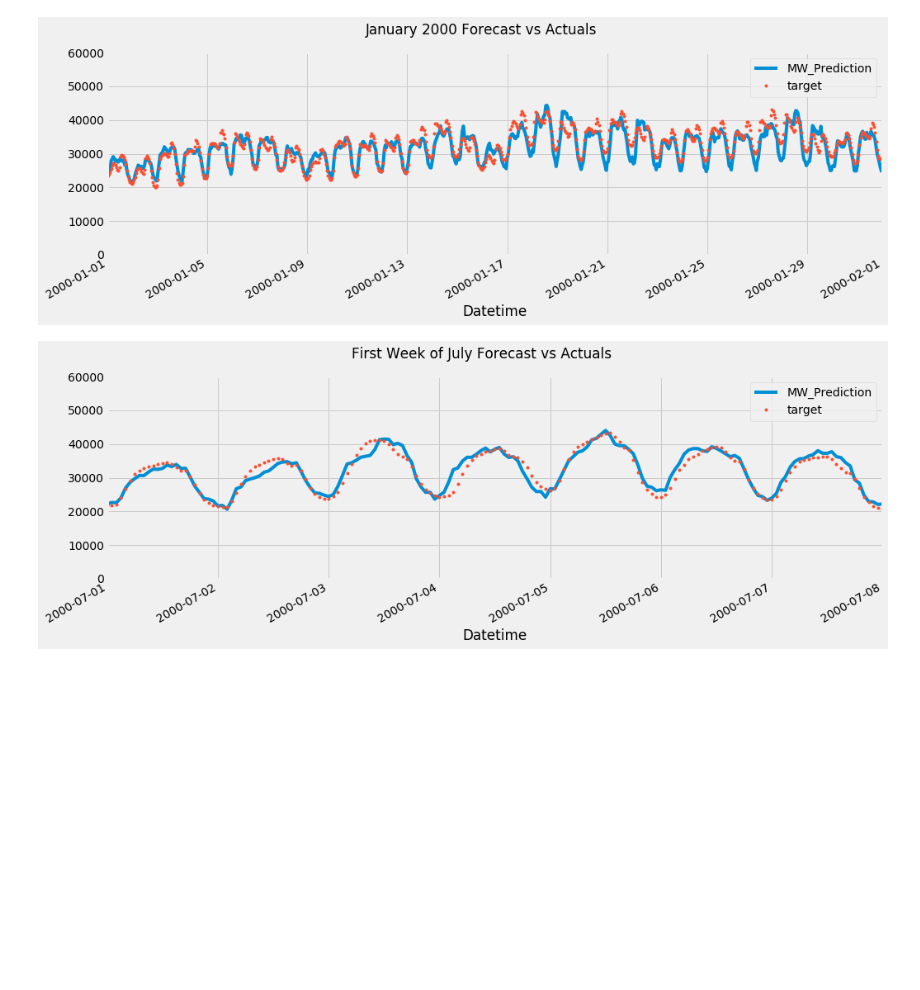
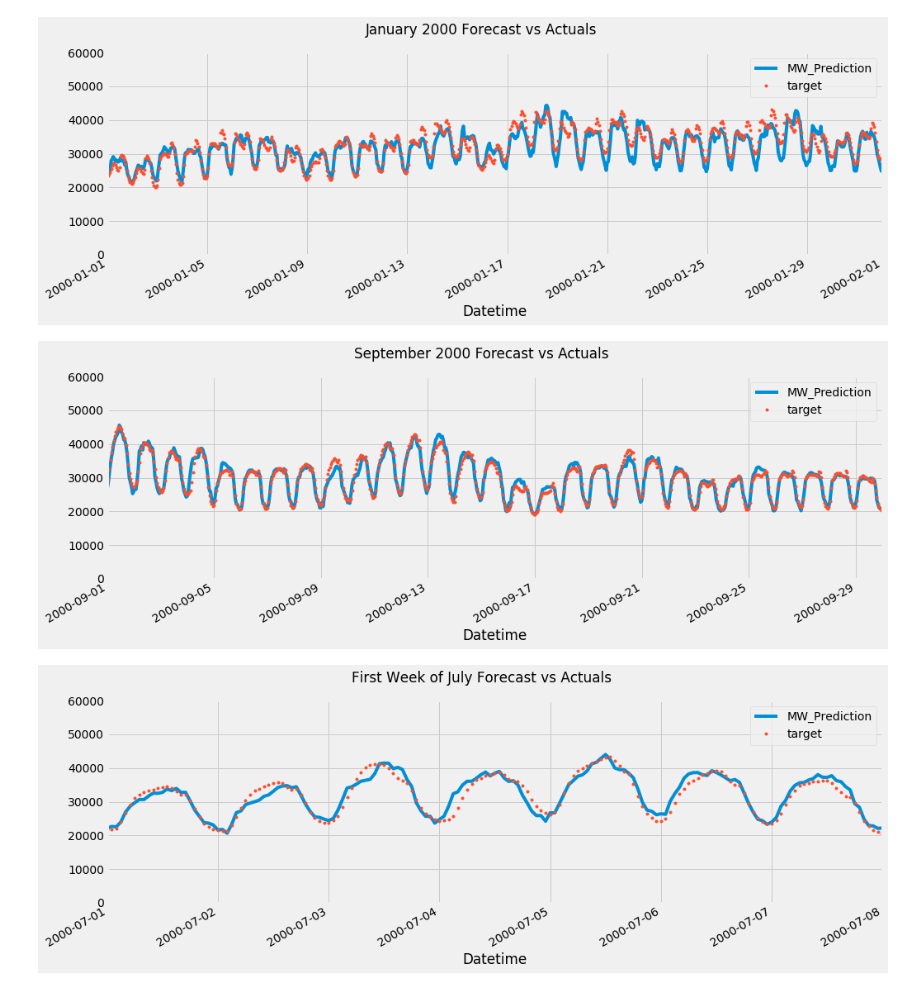
Before and after one commit to TonyTang1997/ai4impact-datathon, a Jupyter notebook: Tony_energy_forecast.ipynb, the cells around one changed output. Drawn from its saved outputs; the diff is of its cells as text; code cells hidden in the pictures; blank space fills up the shorter version.

```diff
--- a/Tony_energy_forecast.ipynb
+++ b/Tony_energy_forecast.ipynb
@@ -213,6 +235,18 @@ ax.set_ylim(0, 60000)
 plot = plt.suptitle('January 2000 Forecast vs Actuals')
 # %% [output]
 [figure]
+# %%
+# Plot the forecast with the actuals
+f, ax = plt.subplots(1)
+f.set_figheight(5)
+f.set_figwidth(15)
+_ = data_test[['MW_Prediction','target']].plot(ax=ax,
+                                              style=['-','.'])
+ax.set_xbound(lower='09-01-2000', upper='09-30-2000')
+ax.set_ylim(0, 60000)
+plot = plt.suptitle('September 2000 Forecast vs Actuals')
+# %% [output]
+[figure, added]
 # %%
 f, ax = plt.subplots(1)
 f.set_figheight(5)
```
Also changed, not shown: parts of 27 cells of this notebook.
